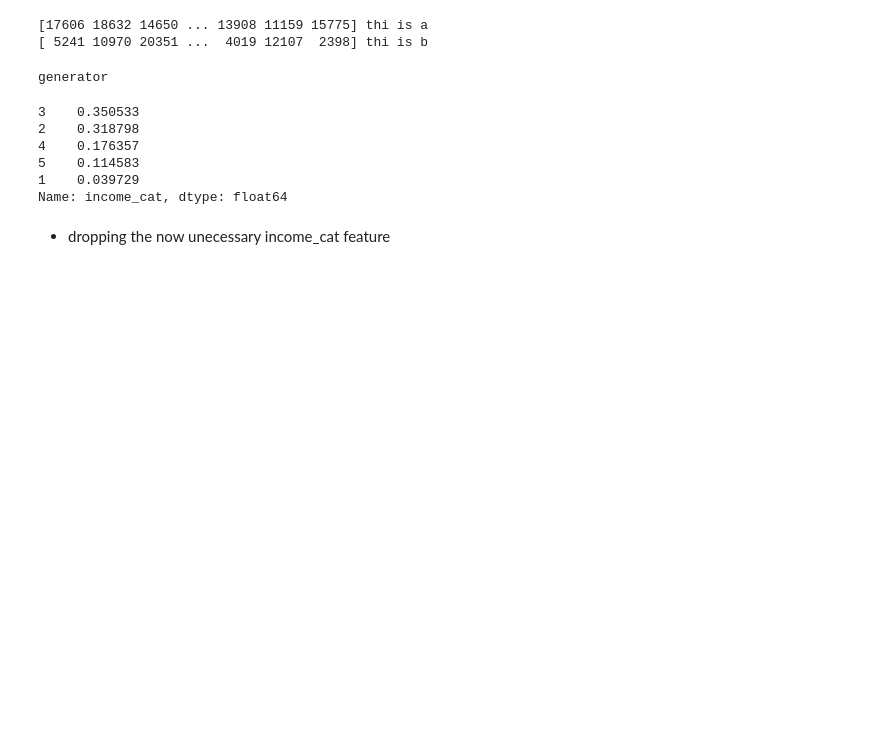
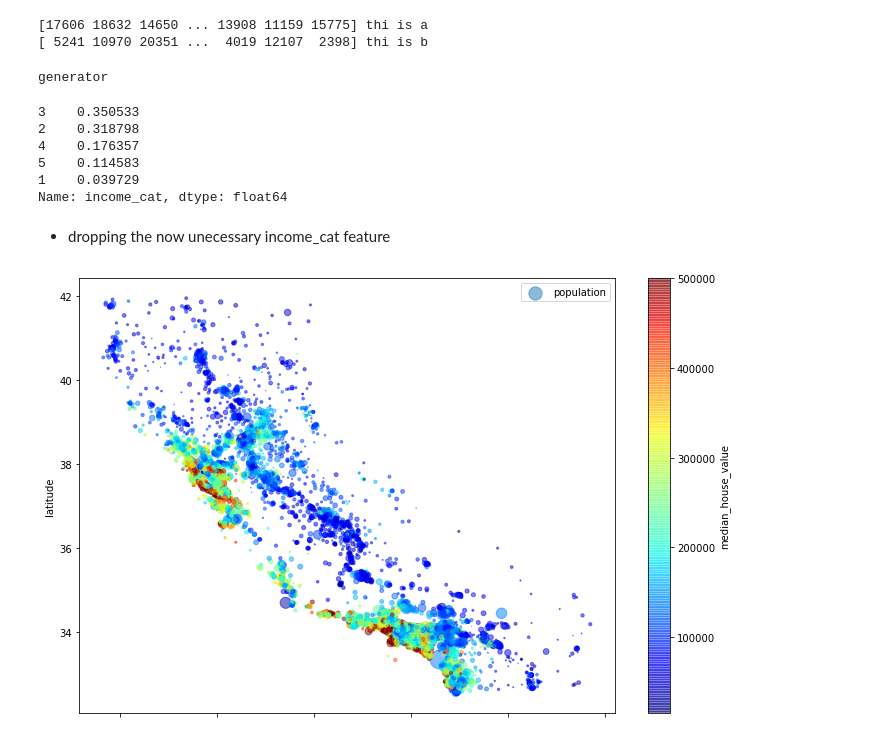
Before and after one commit to EjuluWilson/PROJECTS, a Jupyter notebook: A housing price model using California census data/A housing price model using California census data.ipynb, the cells around one changed output. Cells and saved outputs as stored; diff of their text form; code cells hidden in the pictures; blank space fills up the shorter version.

Commit message:
visualised the data

```diff
--- a/A housing price model using California census data/A housing price model using California census data.ipynb
+++ b/A housing price model using California census data/A housing price model using California census data.ipynb
@@ -169,3 +169,8 @@ Name: income_cat, dtype: float64
 # %%
 for x in (strat_train_set,strat_test_set):
     x.drop("income_cat",inplace = True,axis=1)
+# %%
+df3 = strat_train_set.copy()
+df3.plot.scatter(y='latitude',x= 'longitude',label="population",cmap=plt.get_cmap("jet"),alpha = 0.5,figsize = [12,8], c='median_house_value',s =df3["population"]/100);
+# %% [output]
+[figure, added]
```
Also changed, not shown: parts of 3 cells of this notebook.
